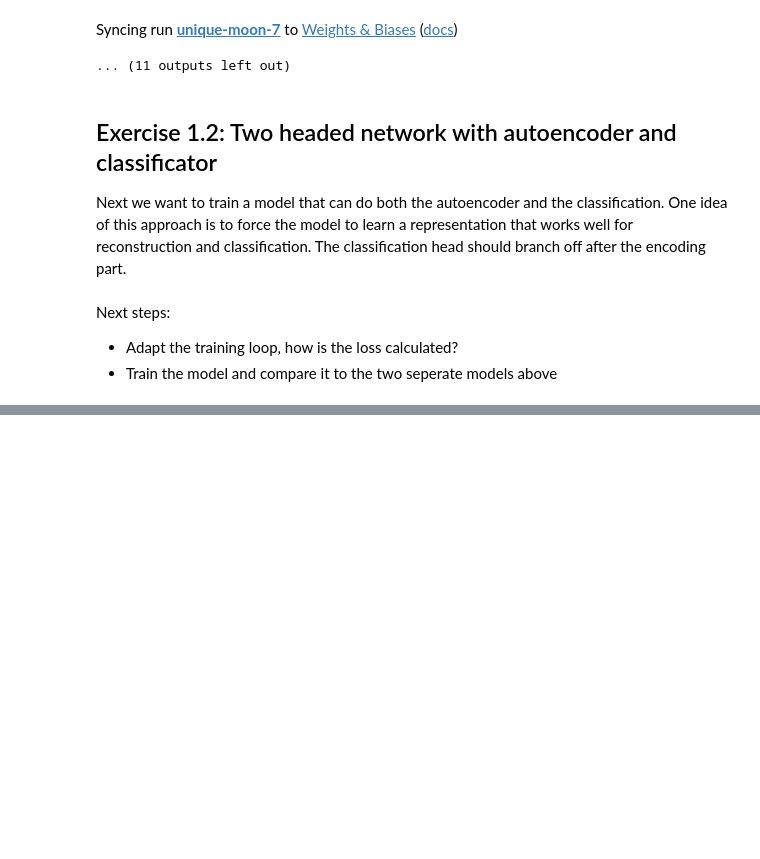
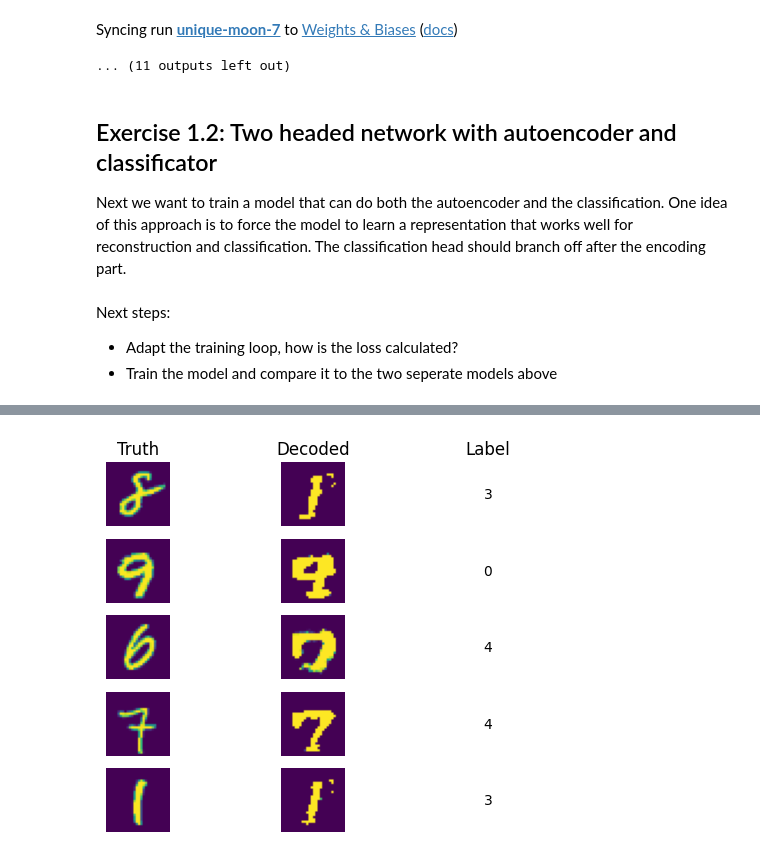
Before and after one commit to marbetschar/ZHAW-Advanced-Deep-Learning, a Jupyter notebook: Week 1/adl_ex01.ipynb, the cells around one changed output, grey strips where cells are left out. Drawn from its saved outputs; the diff is of its cells as text; code cells hidden in the pictures; blank space fills up the shorter version.

Commit message:
Week 1: Exercise 1.1 Two-Headed Model

```diff
--- a/Week 1/adl_ex01.ipynb
+++ b/Week 1/adl_ex01.ipynb
@@ -654,3 +670,8 @@ class EncoderAndClassificator(nn.Module):
 Next steps:
 - Adapt the training loop, how is the loss calculated?
 - Train the model and compare it to the two seperate models above
+# %%
+model = EncoderAndClassificator(latent_dim=2, num_classes = 10)
+metrics = MeanSquaredError(), MulticlassAccuracy(num_classes=10)
+optimizer = optim.Adam(model.parameters(), lr=0.001)
+loss = nn.MSELoss(), nn.CrossEntropyLoss()
@@ -656,0 +814,32 @@ Next steps:
+# %%
+# Visualize some of the decoded images:
+n = 5
+truths = np.random.randint(0, data_test.data.shape[0], size=n)
+
+model.to(device)
+model.eval()
+
+f, ax = plt.subplots(n, 3)
+ax[0][0].title.set_text("Truth")
+ax[0][1].title.set_text("Decoded")
+ax[0][2].title.set_text("Label")
+
+for i in range(n):
+    truth = data_test.data[truths[i]].type(torch.float).to(device)
+    decoded, logits = model(truth.reshape(-1, 28*28))
+
+    decoded = decoded.reshape(28, 28)
+    logit_idx = torch.max(logits, dim=1).indices.cpu()
+    logit_label = labels.cpu()[logit_idx]
+
+    ax[i][0].axis('off')
+    ax[i][1].axis('off')
+    ax[i][2].axis('off')
+
+    ax[i][0].imshow(truth.reshape(28, 28).detach().cpu())
+    ax[i][1].imshow(decoded.detach().cpu())
+    ax[i][2].text(0.5, 0.5, logit_label.item(), ha='center', va='center')
+
+plt.show()
+# %% [output]
+[figure, added]
```
Also changed, not shown: parts of 3 cells of this notebook.
